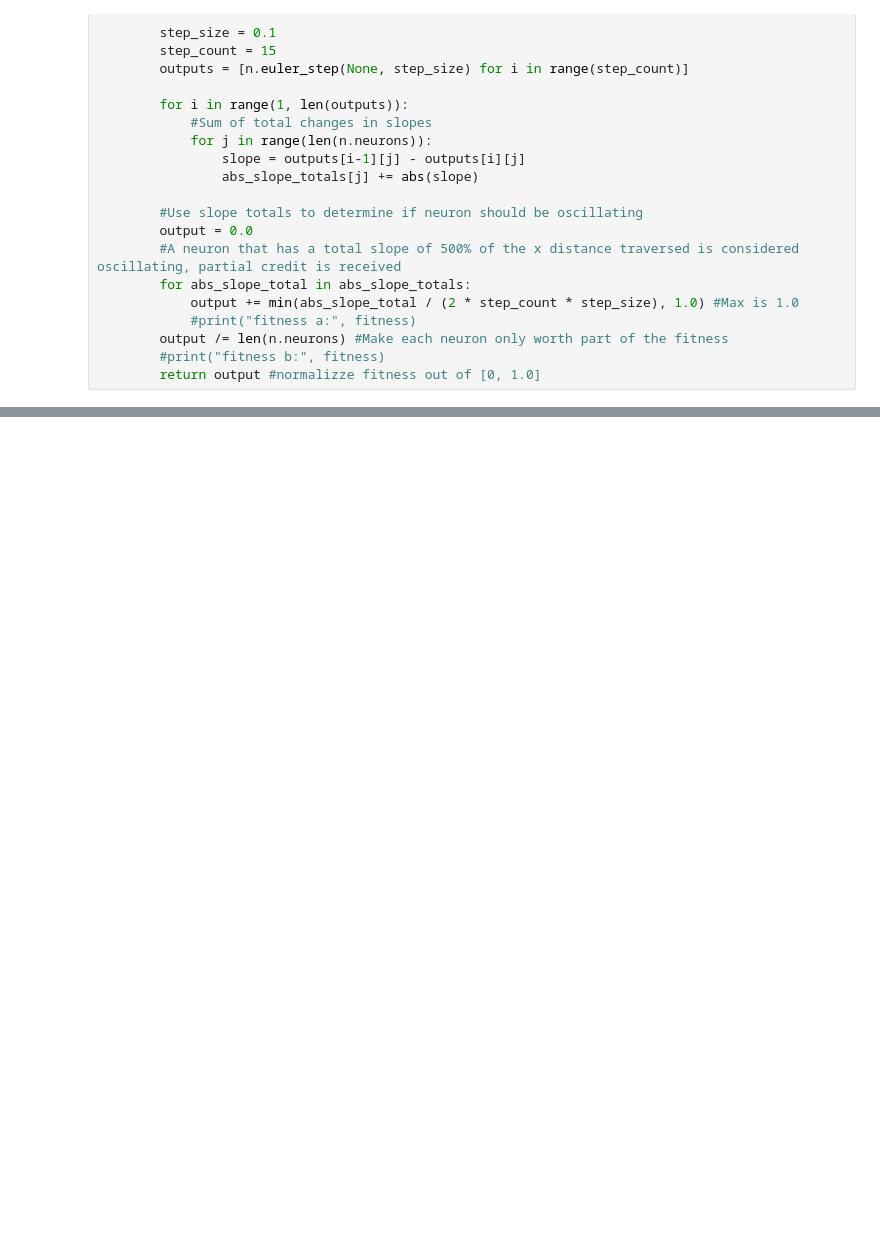
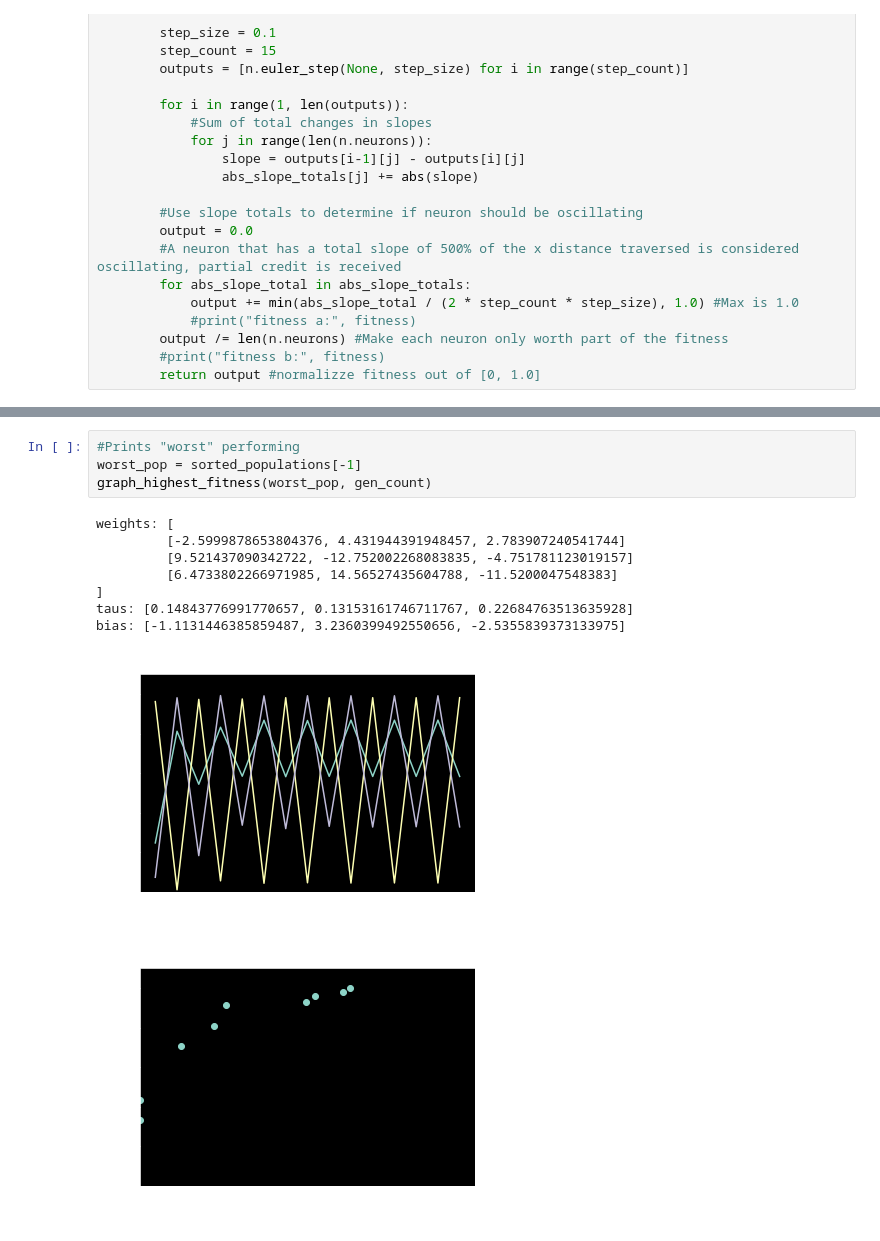
Before and after one commit to JustChristian/RandomNotebooks, a Jupyter notebook: ctrnn.ipynb, the cells around one changed output, grey strips where cells are left out. Drawn from its saved outputs; the diff is of its cells as text; blank space fills up the shorter version.

Commit message:
added a few graphs showing output for oscillation fitness function 2

```diff
--- a/ctrnn.ipynb
+++ b/ctrnn.ipynb
@@ -211,2 +212,16 @@ bias: [1.4784069725715376, 11.54800608165431, -3.805349049316444]
 ... (3 outputs left out)
+# %%
+#Prints "worst" performing
+worst_pop = sorted_populations[-1]
+graph_highest_fitness(worst_pop, gen_count)
+# %% [output]
+weights: [
+         [-2.5999878653804376, 4.431944391948457, 2.783907240541744]
+         [9.521437090342722, -12.752002268083835, -4.751781123019157]
+         [6.4733802266971985, 14.56527435604788, -11.5200047548383]
+]
+taus: [0.14843776991770657, 0.13153161746711767, 0.22684763513635928]
+bias: [-1.1131446385859487, 3.2360399492550656, -2.5355839373133975]
+[figure, added]
+[figure, added]
 # %%
```
Also changed, not shown: parts of 6 cells of this notebook.
